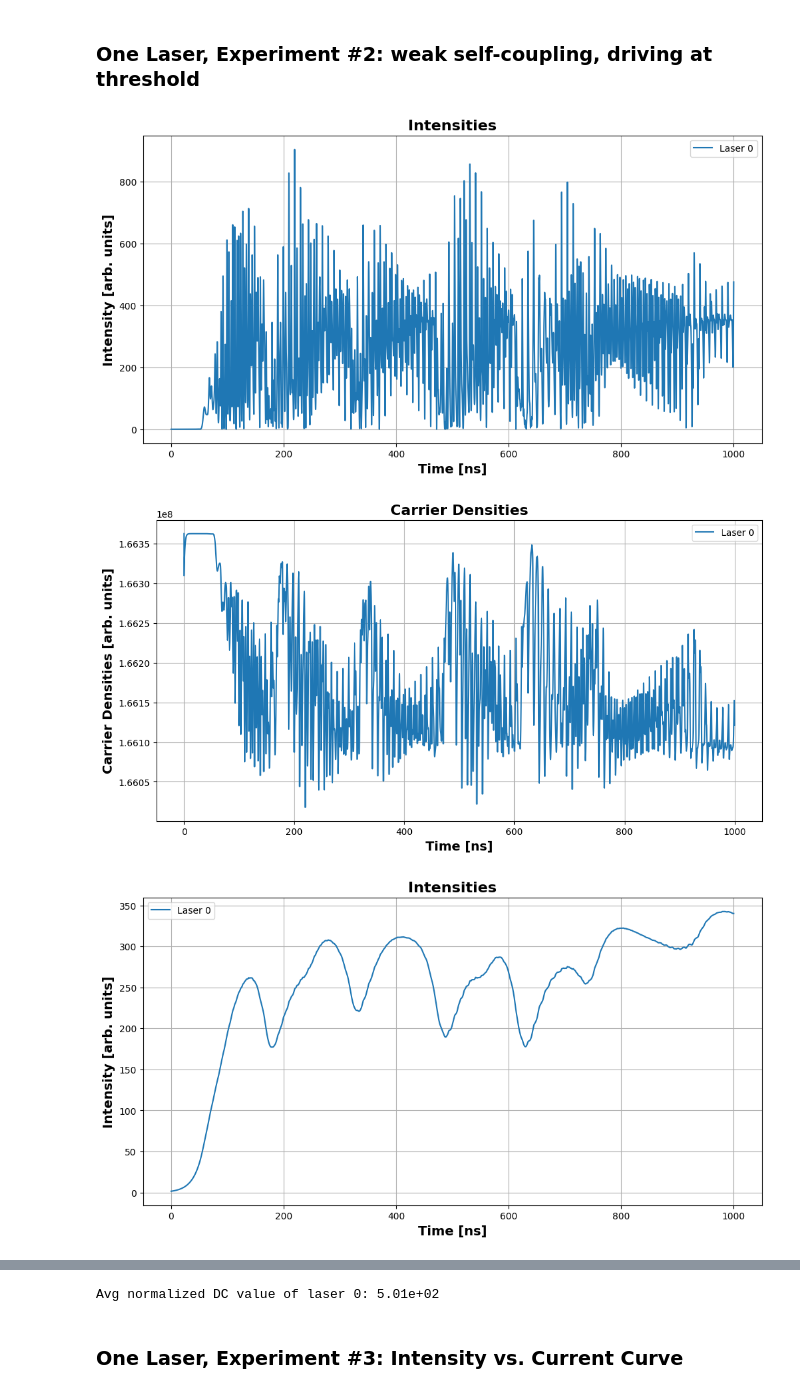
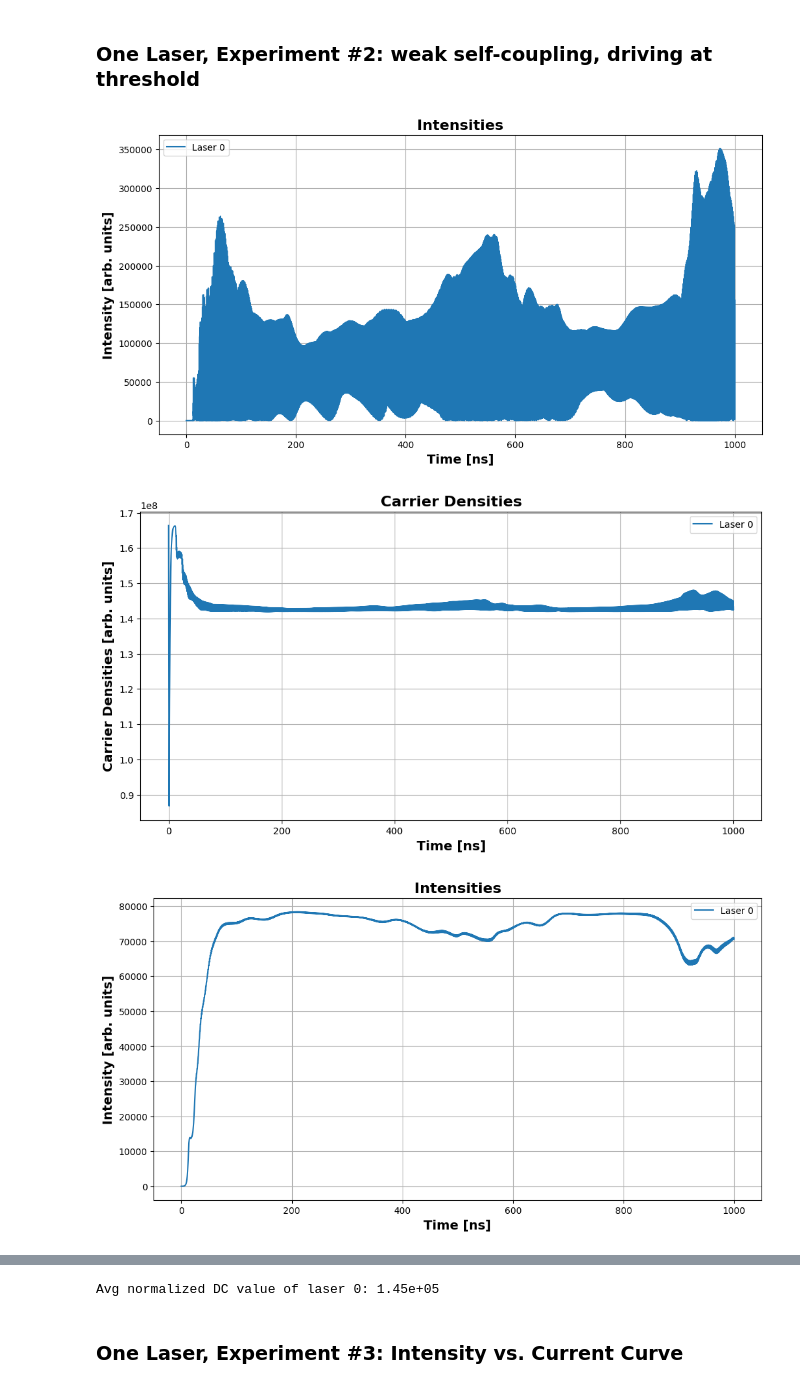
Before and after one commit to godwinduan/lasersim, a Jupyter notebook: MC_SLs_new.ipynb, the cells around one changed output, grey strips where cells are left out. Drawn from its saved outputs; the diff is of its cells as text; code cells hidden in the pictures.

Commit message:
observed chaotic oscillations decay for short self-couple delays

```diff
--- a/MC_SLs_new.ipynb
+++ b/MC_SLs_new.ipynb
@@ -566,20 +566,20 @@ Avg normalized DC value of laser 0: 6.72e+01
 ### One Laser, Experiment #2: weak self-coupling, driving at threshold
 # %%
 # Set constants and ICs for a single, self coupled laser at threshold
-kappas[0][0] = 0.01
-taus[0][0] = 10e-9 # 10 ns self-couple delay
+kappas[0][0] = 1
+taus[0][0] = 1e-9 # 1 ns self-couple delay
 # %%
 times, I_ts, N_ts = simulate_system(num_lasers, omegas, kappas, taus, I_injections, I_times, sim_time, dt, ics)
 # %%
-plot_intensities(times, I_ts, filename="1laser_0p01kappa_10ns_threshold_intensity.png")
-plot_carrier_densities(times, N_ts, filename="1laser_0p01kappa_10ns_threshold_carrierdensity.png")
+plot_intensities(times, I_ts, filename="1laser_0p5kappa_1ns_threshold_intensity.png")
+plot_carrier_densities(times, N_ts, filename="1laser_0p5kappa_1ns_threshold_carrierdensity.png")
 
-filtered_I_ts = apply_lowpass_filter(I_ts, 1 / dt)
+filtered_I_ts = apply_lowpass_filter(I_ts, 1 / dt, cutoff=100e6)
 freqs, spectrums = take_fft(times, I_ts, dt)
 
-plot_intensities(times, filtered_I_ts, filename="1laser_0p01kappa_10ns_threshold_intensity_filtered.png")
-plot_fft_spectrum(freqs, spectrums, begin_freq=0, end_freq=1000, filename="1laser_0p01kappa_10ns_threshold_intensity_fft.png")
+plot_intensities(times, filtered_I_ts, filename="1laser_0p5kappa_1ns_threshold_intensity_filtered.png")
+plot_fft_spectrum(freqs, spectrums, begin_freq=0, end_freq=1000, filename="1laser_0p5kappa_1ns_threshold_intensity_fft.png")
 # %% [output]
-[figure, old version]
+[figure, new version]
-[figure, old version]
+[figure, new version]
-[figure, old version]
+[figure, new version]
@@ -587,4 +587,4 @@ plot_fft_spectrum(freqs, spectrums, begin_freq=0, end_freq=1000, filename="1lase
-Avg normalized DC value of laser 0: 5.01e+02
+Avg normalized DC value of laser 0: 1.45e+05
 # %% [markdown]
 ### One Laser, Experiment #3: Intensity vs. Current Curve
 # %%
```
Also changed, not shown: parts of 21 cells of this notebook, 14 other files.
